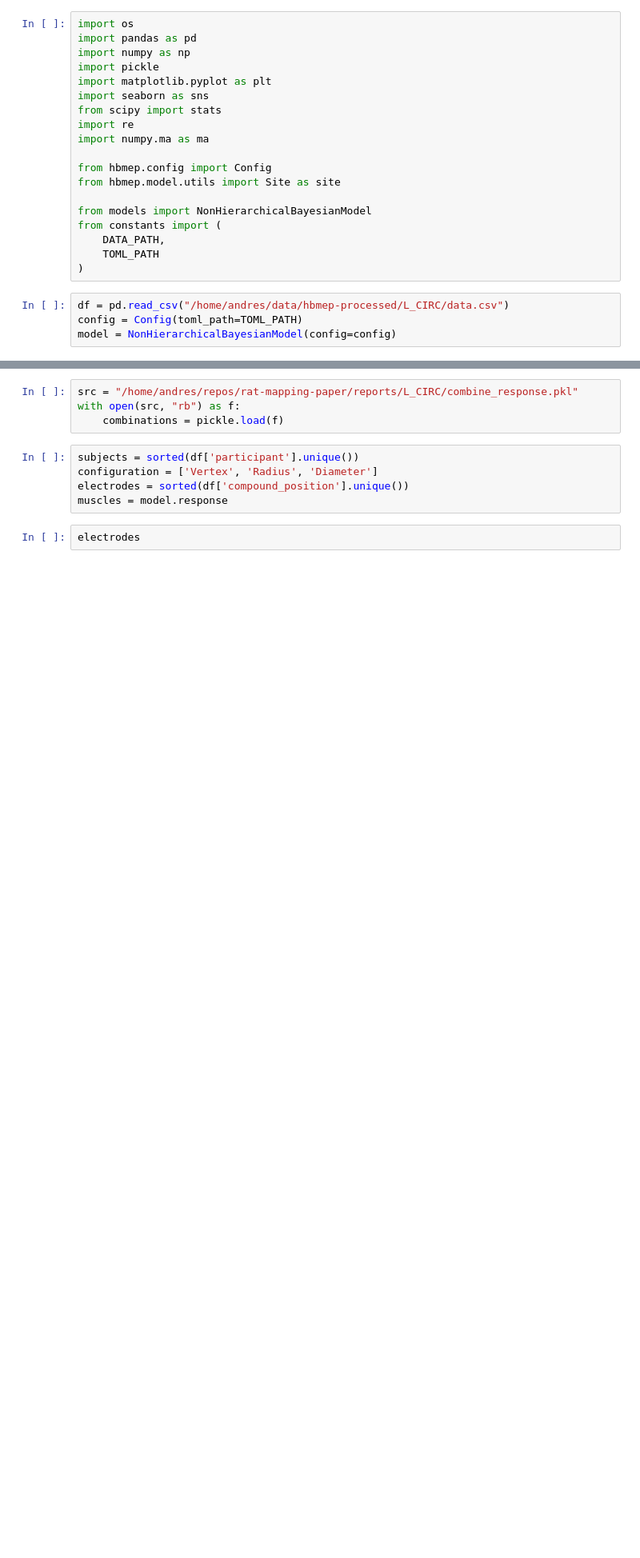
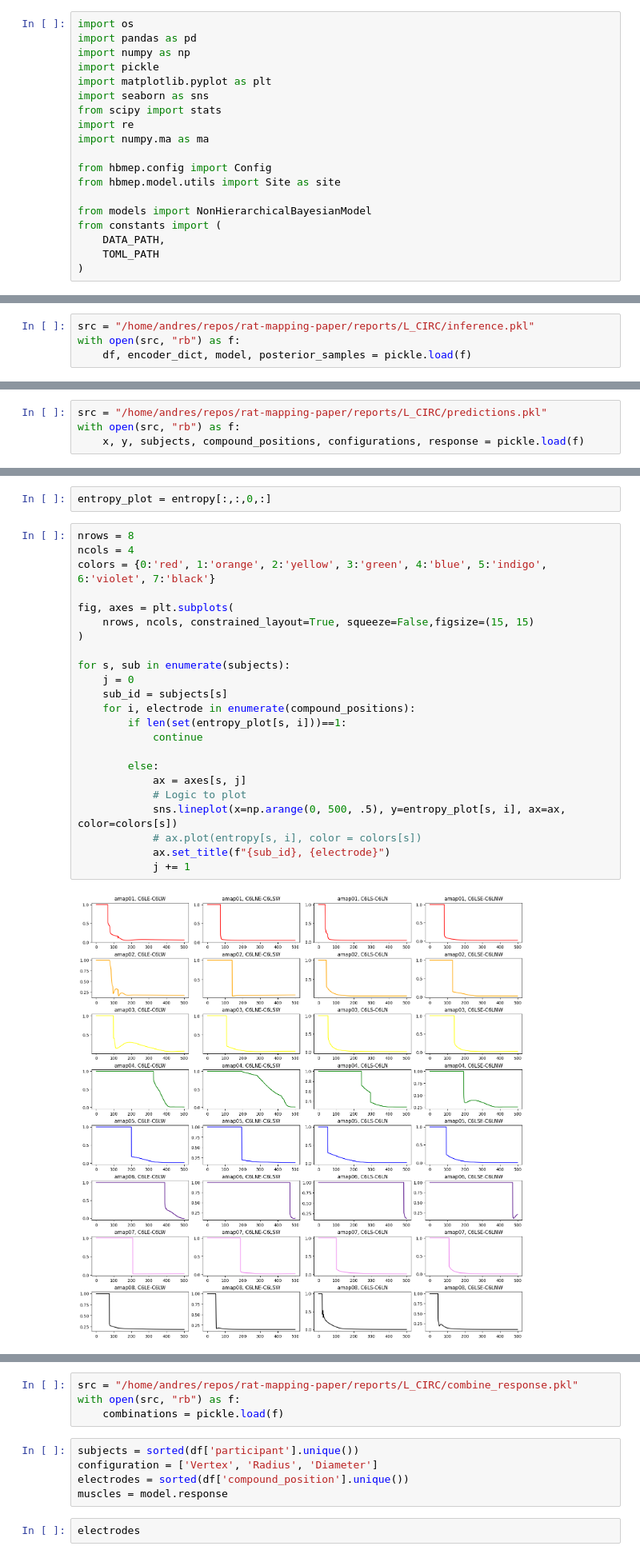
Before and after one commit to hbmep/rat-mapping, a Jupyter notebook: notebooks/L_CIRC/selectivity.ipynb, the cells around one changed output, grey strips where cells are left out. Shown at 80% size. Cells and saved outputs as stored; diff of their text form; blank space fills up the shorter version.

```diff
--- a/notebooks/L_CIRC/selectivity.ipynb
+++ b/notebooks/L_CIRC/selectivity.ipynb
@@ -17,7 +17,3 @@ from constants import (
     DATA_PATH,
     TOML_PATH
 )
-# %%
-df = pd.read_csv("/home/andres/data/hbmep-processed/L_CIRC/data.csv")
-config = Config(toml_path=TOML_PATH)
-model = NonHierarchicalBayesianModel(config=config)
@@ -25,0 +20,4 @@ An NVIDIA GPU may be present on this machine, but a CUDA-enabled jaxlib is not i
+# %%
+src = "/home/andres/repos/rat-mapping-paper/reports/L_CIRC/inference.pkl"
+with open(src, "rb") as f:
+    df, encoder_dict, model, posterior_samples = pickle.load(f)
@@ -25,0 +26,4 @@ An NVIDIA GPU may be present on this machine, but a CUDA-enabled jaxlib is not i
+# %%
+src = "/home/andres/repos/rat-mapping-paper/reports/L_CIRC/predictions.pkl"
+with open(src, "rb") as f:
+    x, y, subjects, compound_positions, configurations, response = pickle.load(f)
@@ -25,0 +80,27 @@ An NVIDIA GPU may be present on this machine, but a CUDA-enabled jaxlib is not i
+# %%
+entropy_plot = entropy[:,:,0,:]
+# %%
+nrows = 8
+ncols = 4
+colors = {0:'red', 1:'orange', 2:'yellow', 3:'green', 4:'blue', 5:'indigo', 6:'violet', 7:'black'}
+
+fig, axes = plt.subplots(
+    nrows, ncols, constrained_layout=True, squeeze=False,figsize=(15, 15)
+)
+
+for s, sub in enumerate(subjects):
+    j = 0
+    sub_id = subjects[s]
+    for i, electrode in enumerate(compound_positions):
+        if len(set(entropy_plot[s, i]))==1:
+            continue
+
+        else:
+            ax = axes[s, j]
+            # Logic to plot
+            sns.lineplot(x=np.arange(0, 500, .5), y=entropy_plot[s, i], ax=ax, color=colors[s])
+            # ax.plot(entropy[s, i], color = colors[s])
+            ax.set_title(f"{sub_id}, {electrode}")
+            j += 1
+# %% [output]
+[figure, added]
```
Also changed, not shown: parts of 12 cells of this notebook, 3 other files.
